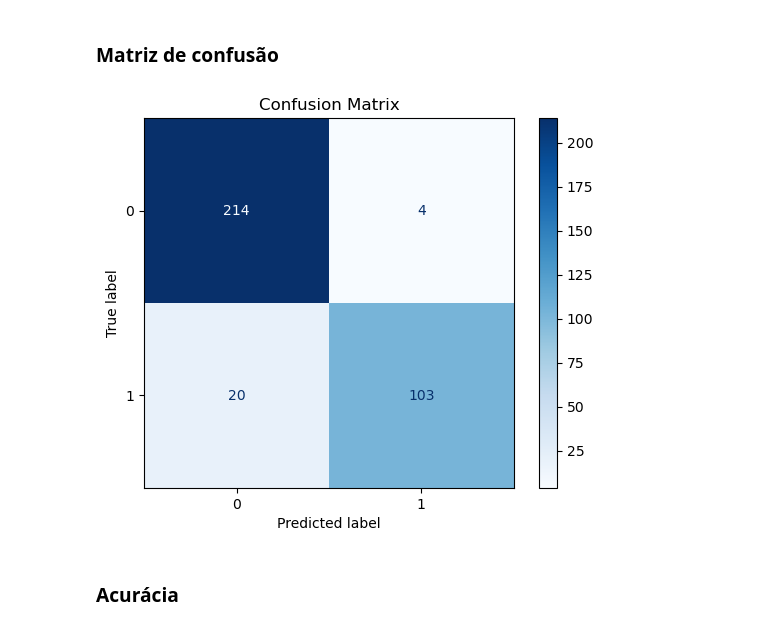
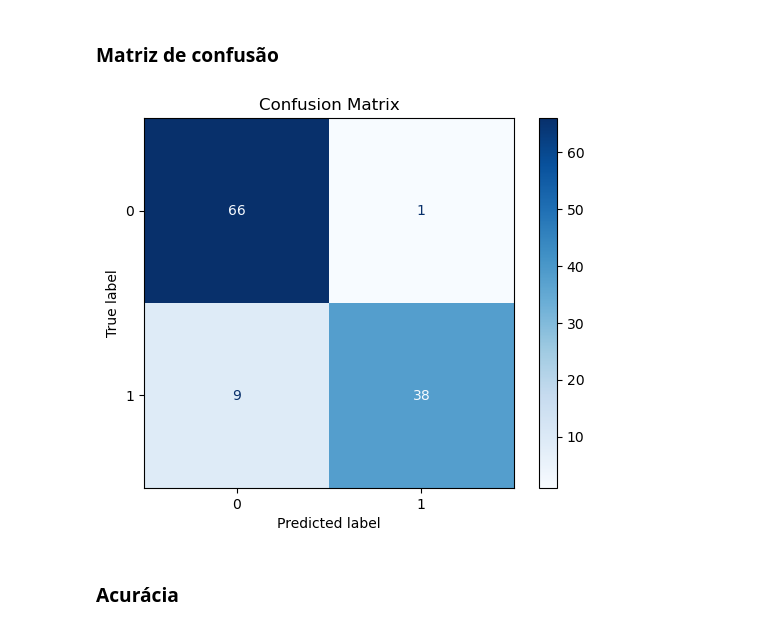
Before and after one commit to Stuepp/Breast-Cancer-Detection-Challange, a Jupyter notebook: Breast-Cancer-Detection.ipynb, the cells around one changed output. Drawn from its saved outputs; the diff is of its cells as text; code cells hidden in the pictures.

Commit message:
Testing Confusion Matrix fixed

```diff
--- a/Breast-Cancer-Detection.ipynb
+++ b/Breast-Cancer-Detection.ipynb
@@ -234,13 +234,14 @@ df_result['classificacao'] = y_pred
 # %% [markdown]
 ### Matriz de confusão
 # %%
-cm = mt.confusion_matrix(y_test,y_pred)
+c_m = mt.confusion_matrix(y_test,y_pred)
+disp = mt.ConfusionMatrixDisplay(confusion_matrix=c_m)
 
 disp.plot(cmap=plt.cm.Blues)
 plt.title('Confusion Matrix')
 plt.show()
 # %% [output]
-[figure, old version]
+[figure, new version]
 # %% [markdown]
 ### Acurácia
 # %%
```
